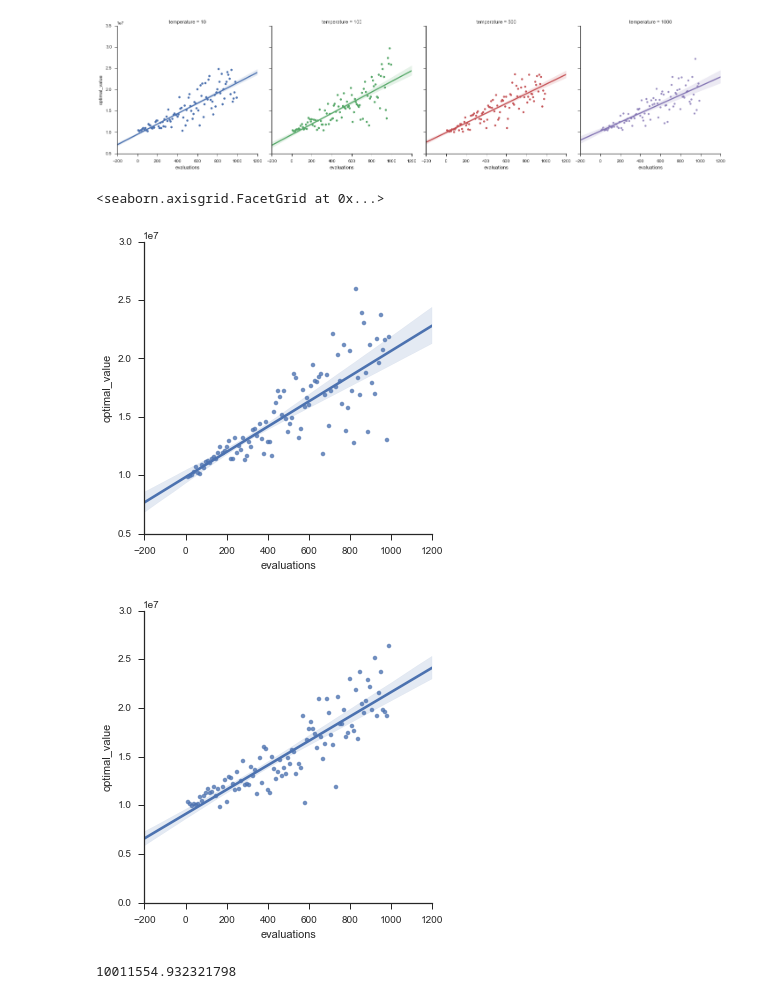
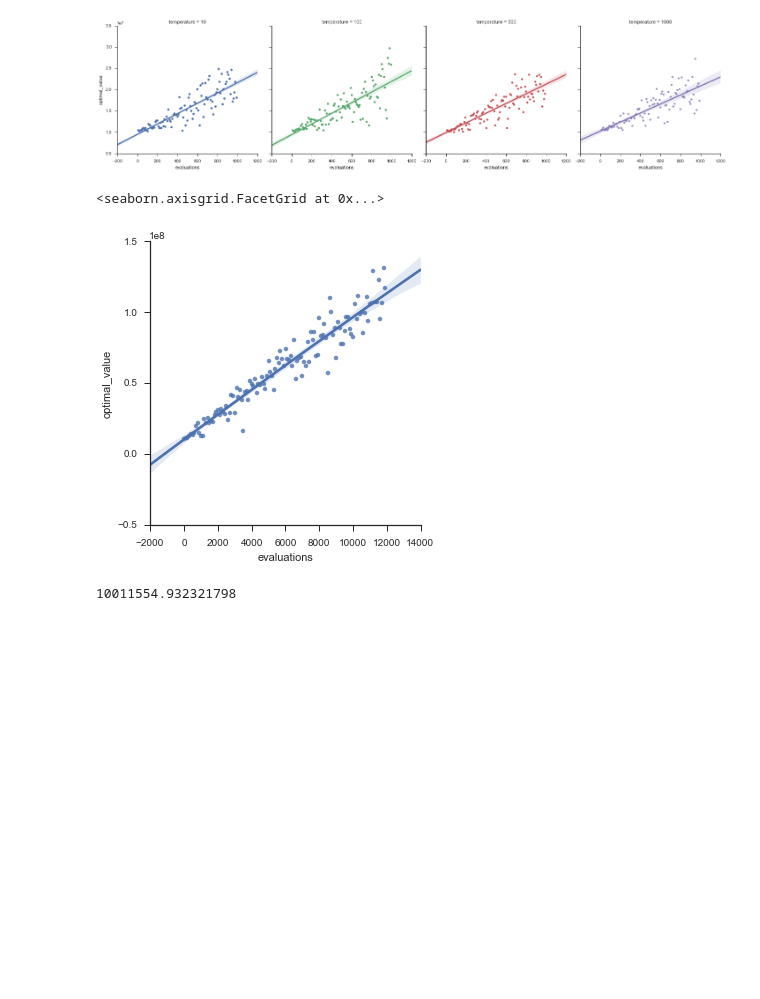
Before and after one commit to sshegheva/bag-of-algorithms, a Jupyter notebook: analysis/notebooks/RandomizedOptimization.ipynb, the cells around one changed output. Saved outputs shown, nothing was run; the diff lists cells and outputs as text; code cells hidden in the pictures; blank space fills up the shorter version.

Commit message:
push data

```diff
--- a/analysis/notebooks/RandomizedOptimization.ipynb
+++ b/analysis/notebooks/RandomizedOptimization.ipynb
@@ -87,7 +84,7 @@ reload(simulated_annealing)
 # %%
 optimization_problem = tsp.make_monalisa_tsp(df_sampled)
 # %%
-df_hc = hill_climbing.evaluate_hc(optimization_problem)
+df_hc = hill_climbing.evaluate_hc(optimization_problem, evaluation_range=xrange(10, 12000, 100))
 # %%
 df_sa = simulated_annealing.evaluate_sa(optimization_problem)
 # %%
@@ -102,12 +99,11 @@ sns.lmplot("evaluations", "optimal_value", data=df_sa, col='temperature',hue='te
 # %%
 import seaborn as sns
 sns.set(style="ticks")
-sns.lmplot("evaluations", "optimal_value", data=df_hc)
-sns.lmplot("evaluations", "optimal_value", data=df_sa)
+sns.lmplot("evaluations", "optimal_value", data=df_hc, order=2)
+#sns.lmplot("evaluations", "optimal_value", data=df_sa)
 # %% [output]
 <seaborn.axisgrid.FacetGrid at 0x...>
-[figure, old version]
+[figure, new version]
-[figure, removed]
 # %%
 solution, dist = tsp.hillClimbing(distances, n_evaluations=1000)
 # %%
```
Also changed, not shown: parts of 6 cells of this notebook, 4 other files.
